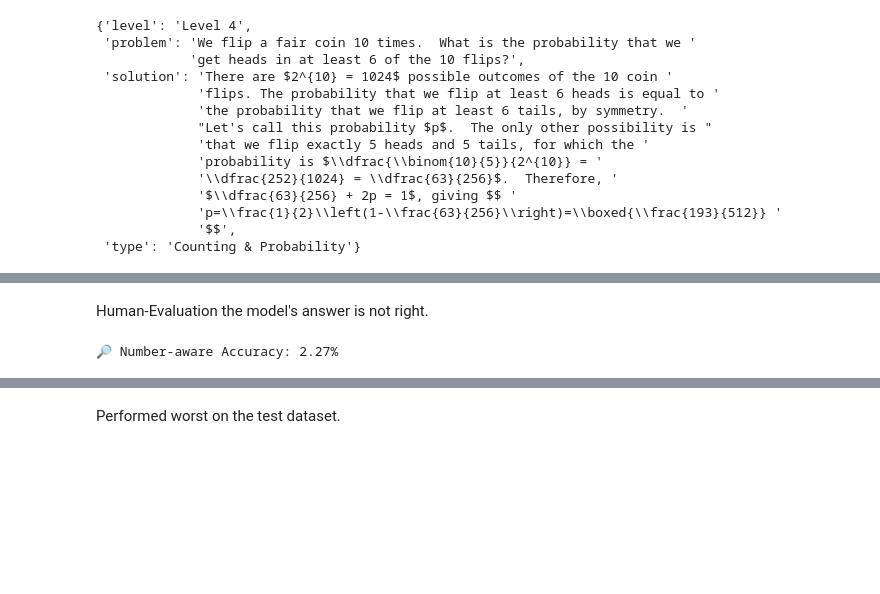
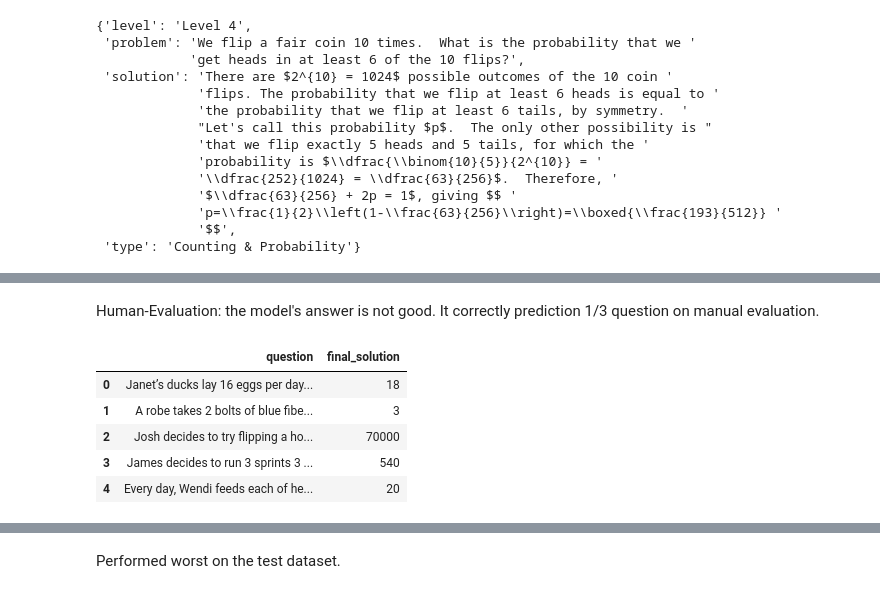
Before and after one commit to ShriAmogh/GoogleFlantT5_small_Fine-tuning, a Jupyter notebook: testing_base_model.ipynb, the cells around one changed output, grey strips where cells are left out. Drawn from its saved outputs; the diff is of its cells as text; code cells hidden in the pictures; blank space fills up the shorter version.

```diff
--- a/testing_base_model.ipynb
+++ b/testing_base_model.ipynb
@@ -127,4 +200,4 @@ Model's Solution:
 # %% [markdown]
-Human-Evaluation the model's answer is not right.
+Human-Evaluation: the model's answer is not good. It correctly prediction 1/3 question on manual evaluation.
 # %%
 #on gm8k dataset
@@ -134,8 +207,11 @@ X_train, X_test, y_train, y_test = joblib.load("split_data.joblib")
 # %%
-
-def generate_answer(question, max_tokens=128):
-    input_ids = tokenizer(question, return_tensors="pt", truncation=True, padding=True).input_ids
-    output_ids = model.generate(input_ids, max_length=max_tokens)
-    return tokenizer.decode(output_ids[0], skip_special_tokens=True)
-
-predictions = [generate_answer(q) for q in X_test]
+import pandas as pd
+df = pd.read_csv('/kaggle/input/gm8k-new/gm8k_new.csv')
+df.head()
+# %% [output]
+|  | question | final_solution |
+| 0 | Janet’s ducks lay 16 eggs per day... | 18 |
+| 1 | A robe takes 2 bolts of blue fibe... | 3 |
+| 2 | Josh decides to try flipping a ho... | 70000 |
+| 3 | James decides to run 3 sprints 3 ... | 540 |
+| 4 | Every day, Wendi feeds each of he... | 20 |
@@ -142,22 +223,31 @@ predictions = [generate_answer(q) for q in X_test]
 # %%
+
+import torch
 import re
+import matplotlib.pyplot as plt
 
-def extract_number(text):
-    match = re.search(r'\d{1,3}(?:,\d{3})*(?:\.\d+)?|\d+\.?\d*', text)
-    if match:
-        return match.group(0).replace(',', '')
-    else:
-        text
+def predict_direct_answer(problem: str, model, tokenizer, max_new_tokens=30):
+    prompt = f"Give only the final numerical answer to this math problem:\n{problem}\nAnswer:"
+    inputs = tokenizer(prompt, return_tensors="pt", truncation=True).to(model.device)
 
+    with torch.no_grad():
+        outputs = model.generate(**inputs, max_new_tokens=max_new_tokens,
+                                pad_token_id=tokenizer.eos_token_id )#last param to remove warning messg
 
-correct = 0
-for pred, true in zip(predictions, y_test):
-    pred_ans = extract_number(pred)
-    true_ans = extract_number(str(true))
-    if pred_ans == true_ans:
-        correct += 1
+    output_text = tokenizer.decode(outputs[0], skip_special_tokens=True)
+    match = re.search(r"[-+]?\d*\.?\d+", output_text)
+    return match.group() if match else "N/A"
 
-accuracy = correct / len(y_test)
-print(f"🔎 Number-aware Accuracy: {accuracy:.2%}")
+def evaluate_model(X_test, y_test, model, tokenizer):
+    results = []
+    correct = 0
+
+    for q, a in zip(X_test, y_test):
+        predicted = predict_direct_answer(q, model, tokenizer)
+        is_match = predicted == str(a).strip()
+        results.append({'question': q, 'actual': str(a), 'predicted': predicted, 'match': is_match})
+        if is_match:
+            correct += 1
+
+    accuracy = correct / len(X_test)
+    return results, accuracy
-# %% [output]
-🔎 Number-aware Accuracy: 2.27%
```
Also changed, not shown: parts of 22 cells of this notebook.
